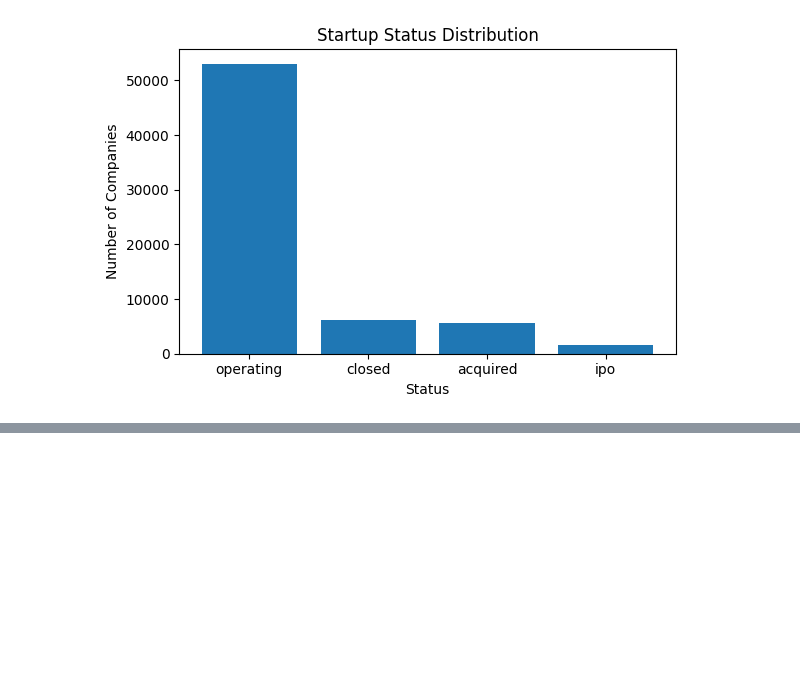
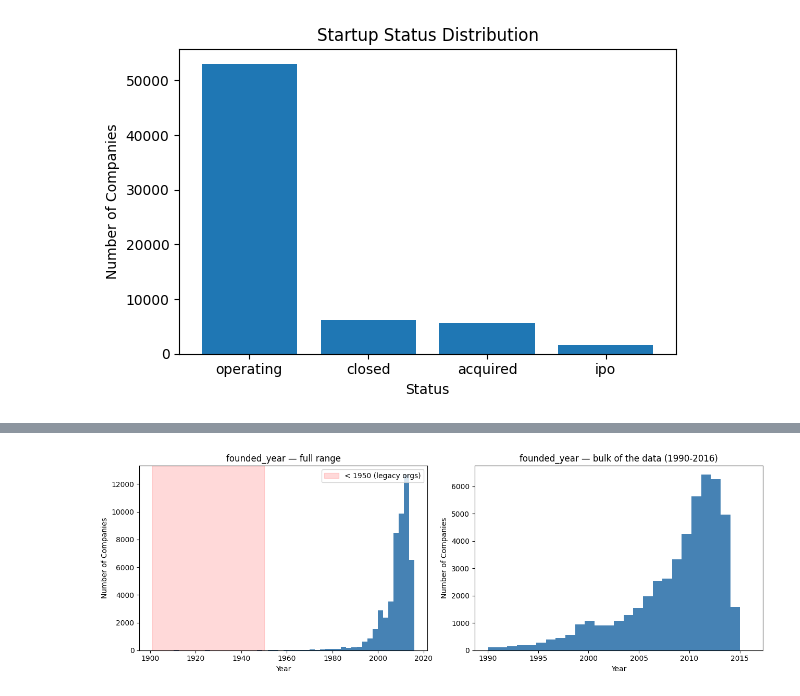
Before and after one commit to Hughes-Tyler/AnalyticsCapstone, a Jupyter notebook: notebooks/main.ipynb, the cells around one changed output, grey strips where cells are left out. Saved outputs shown, nothing was run; the diff lists cells and outputs as text; code cells hidden in the pictures; blank space fills up the shorter version.

```diff
--- a/notebooks/main.ipynb
+++ b/notebooks/main.ipynb
@@ -147,0 +194,22 @@ plt.show()
+# %%
+for col in ['founded_at', 'first_funding_at', 'last_funding_at']:
+    df[col + '_dt'] = pd.to_datetime(df[col], errors='coerce')
+
+df['days_to_first_funding'] = (df['first_funding_at_dt'] - df['founded_at_dt']).dt.days
+df['funding_span_days'] = (df['last_funding_at_dt'] - df['first_funding_at_dt']).dt.days
+df['founded_year'] = df['founded_at_dt'].dt.year
+
+print("Date parse failures (non-null in raw column, null after parsing):")
+for col in ['founded_at', 'first_funding_at', 'last_funding_at']:
+    n_failed = df[col].notna().sum() - df[col + '_dt'].notna().sum()
+    print(f"  {col}: {n_failed}")
+
+print("\nExamples of values that failed to parse:")
+for col in ['founded_at', 'first_funding_at', 'last_funding_at']:
+    failed_mask = df[col].notna() & df[col + '_dt'].isna()
+    n_failed = failed_mask.sum()
+    if n_failed > 0:
+        print(f"\n{col} ({n_failed} failed):")
+        print(df.loc[failed_mask, col].head(10))
+
+df[['days_to_first_funding', 'funding_span_days']].describe()
@@ -147,0 +285,22 @@ plt.show()
+# %%
+fig, axes = plt.subplots(1, 2, figsize=(13, 4.5))
+
+# Left: full distribution, linear scale, with the legacy-org tail highlighted
+axes[0].hist(df['founded_year'].dropna(), bins=50, color='steelblue')
+axes[0].axvspan(df['founded_year'].min(), 1950, color='red', alpha=0.15, label='< 1950 (legacy orgs)')
+axes[0].set_title("founded_year — full range")
+axes[0].set_xlabel("Year")
+axes[0].set_ylabel("Number of Companies")
+axes[0].legend()
+
+# Right: zoomed into the bulk, 1990-2016, for reference
+recent = df.loc[df['founded_year'].between(1990, 2016), 'founded_year']
+axes[1].hist(recent, bins=27, color='steelblue')
+axes[1].set_title("founded_year — bulk of the data (1990-2016)")
+axes[1].set_xlabel("Year")
+axes[1].set_ylabel("Number of Companies")
+
+plt.tight_layout()
+plt.show()
+# %% [output]
+[figure, added]
```
Also changed, not shown: parts of 26 cells of this notebook, 1 other file.
